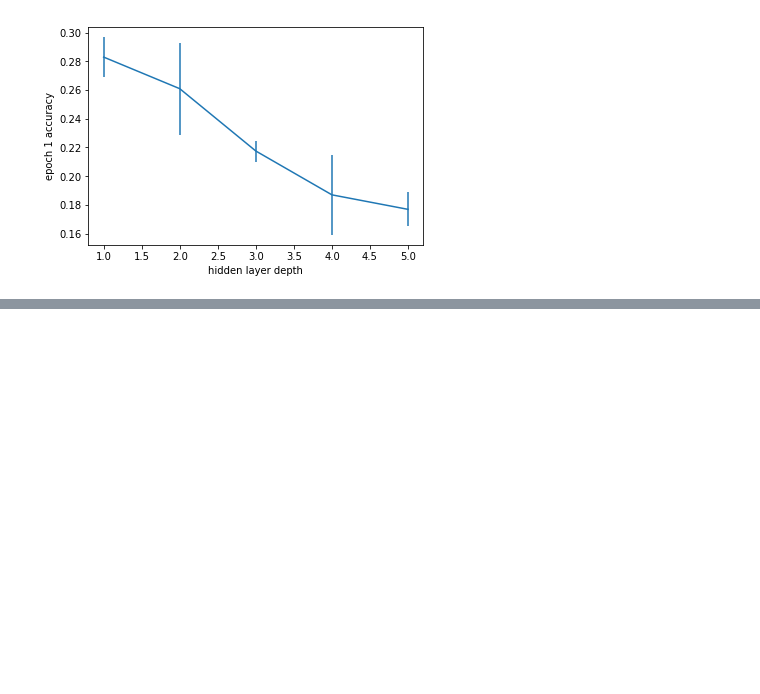
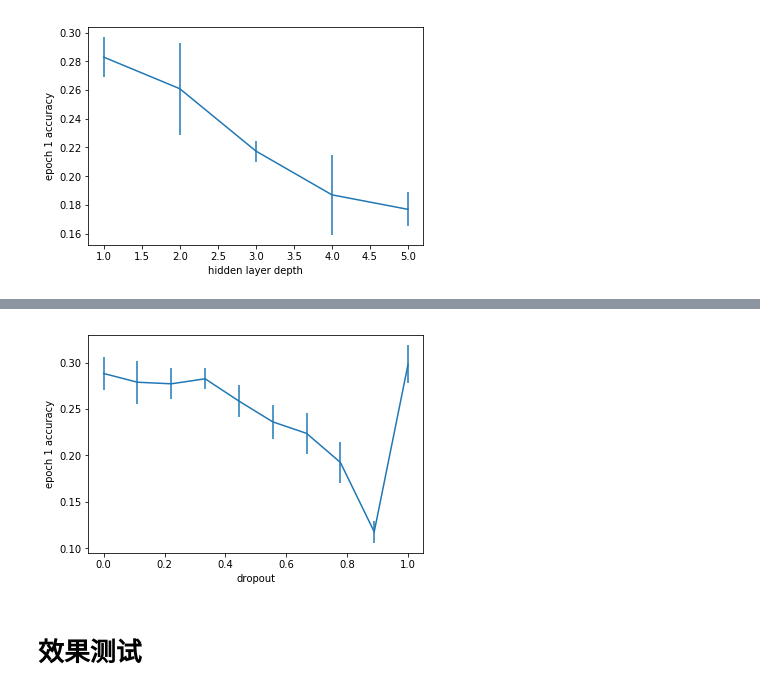
Before and after one commit to andyroiiid/digital_image_processing_course_project, a Jupyter notebook: assignment2/keras_nn.ipynb, the cells around one changed output, grey strips where cells are left out. Cells and saved outputs as stored; diff of their text form; code cells hidden in the pictures; blank space fills up the shorter version.

```diff
--- a/assignment2/keras_nn.ipynb
+++ b/assignment2/keras_nn.ipynb
@@ -150,0 +217,11 @@ plt.show()
+# %%
+accuracies_mean = [np.mean(a) for a in accuracies]
+accuracies_std = [np.std(a) for a in accuracies]
+plt.errorbar(dropouts, accuracies_mean, yerr=accuracies_std)
+plt.xlabel("dropout")
+plt.ylabel("epoch 1 accuracy")
+plt.show()
+# %% [output]
+[figure, added]
+# %% [markdown]
+# 效果测试
```
Also changed, not shown: parts of 9 cells of this notebook.
